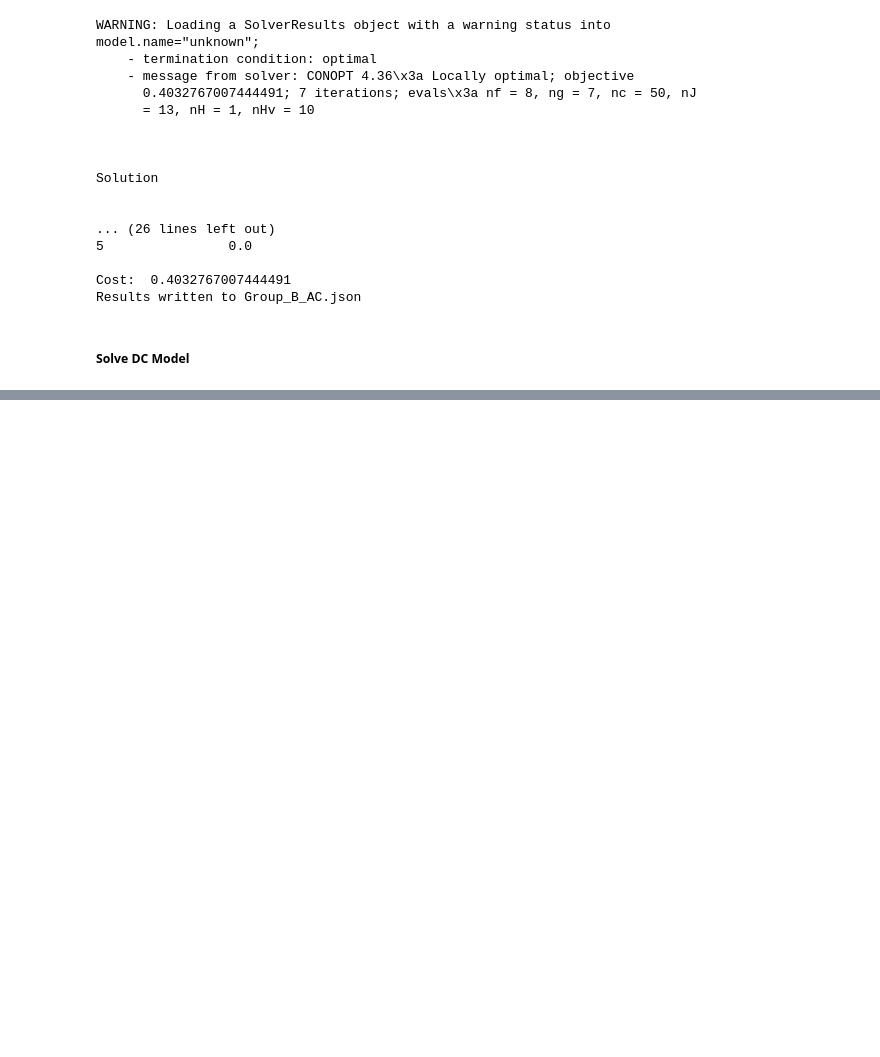
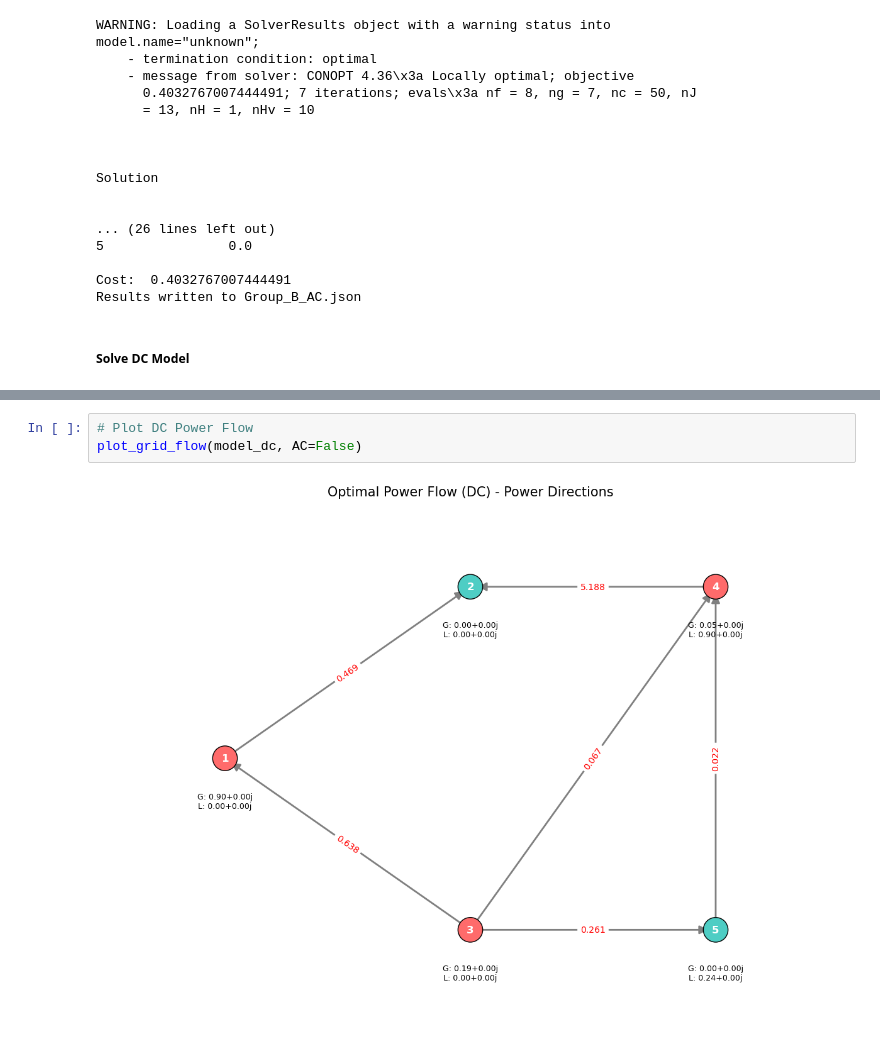
Before and after one commit to JontheFL/Optimal-Power-Flow, a Jupyter notebook: opf_starter.ipynb, the cells around one changed output, grey strips where cells are left out. Cells and saved outputs as stored; diff of their text form; blank space fills up the shorter version.

```diff
--- a/opf_starter.ipynb
+++ b/opf_starter.ipynb
@@ -399,0 +626,5 @@ Results written to Group_B_DC.json
+# %%
+# Plot DC Power Flow
+plot_grid_flow(model_dc, AC=False)
+# %% [output]
+[figure, added]
```
Also changed, not shown: parts of 10 cells of this notebook.
